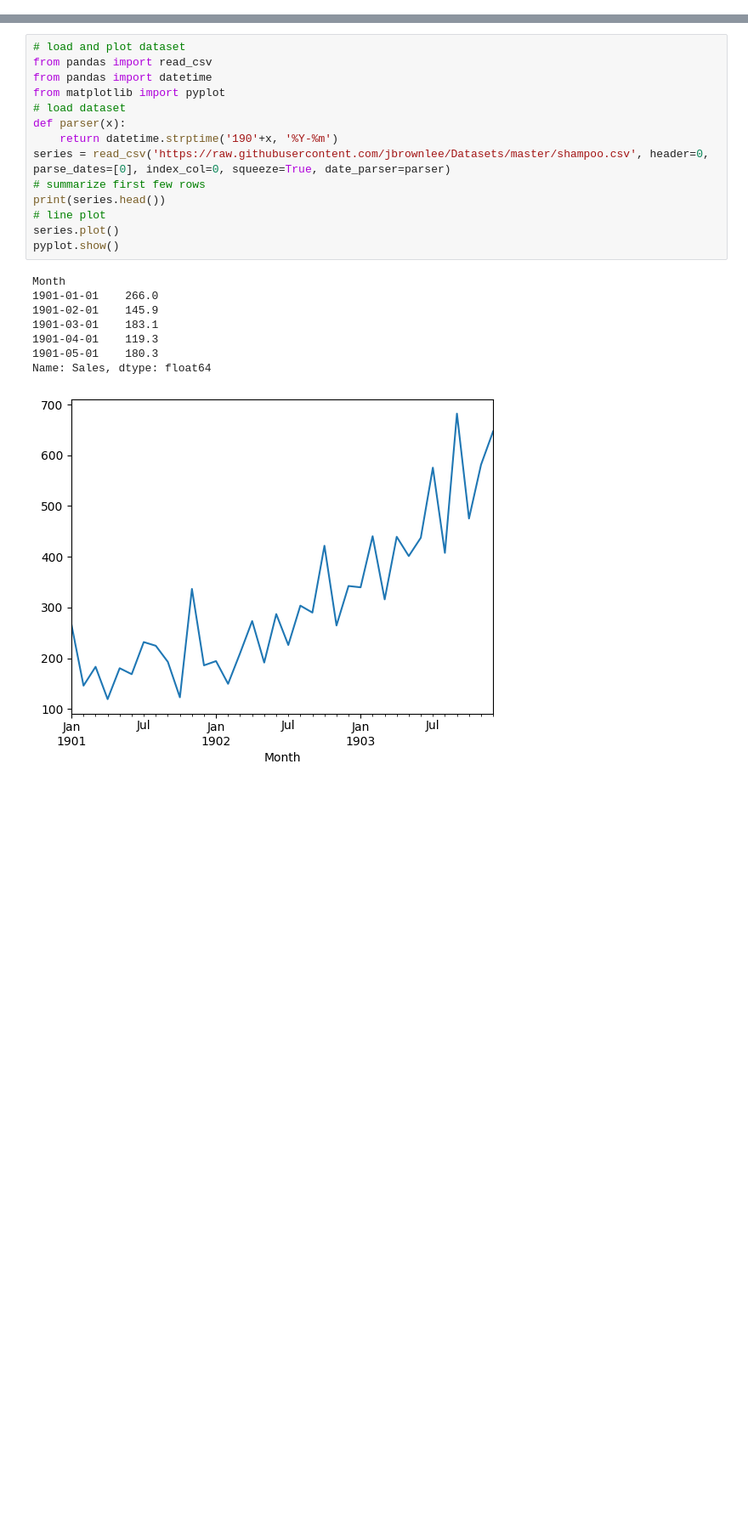
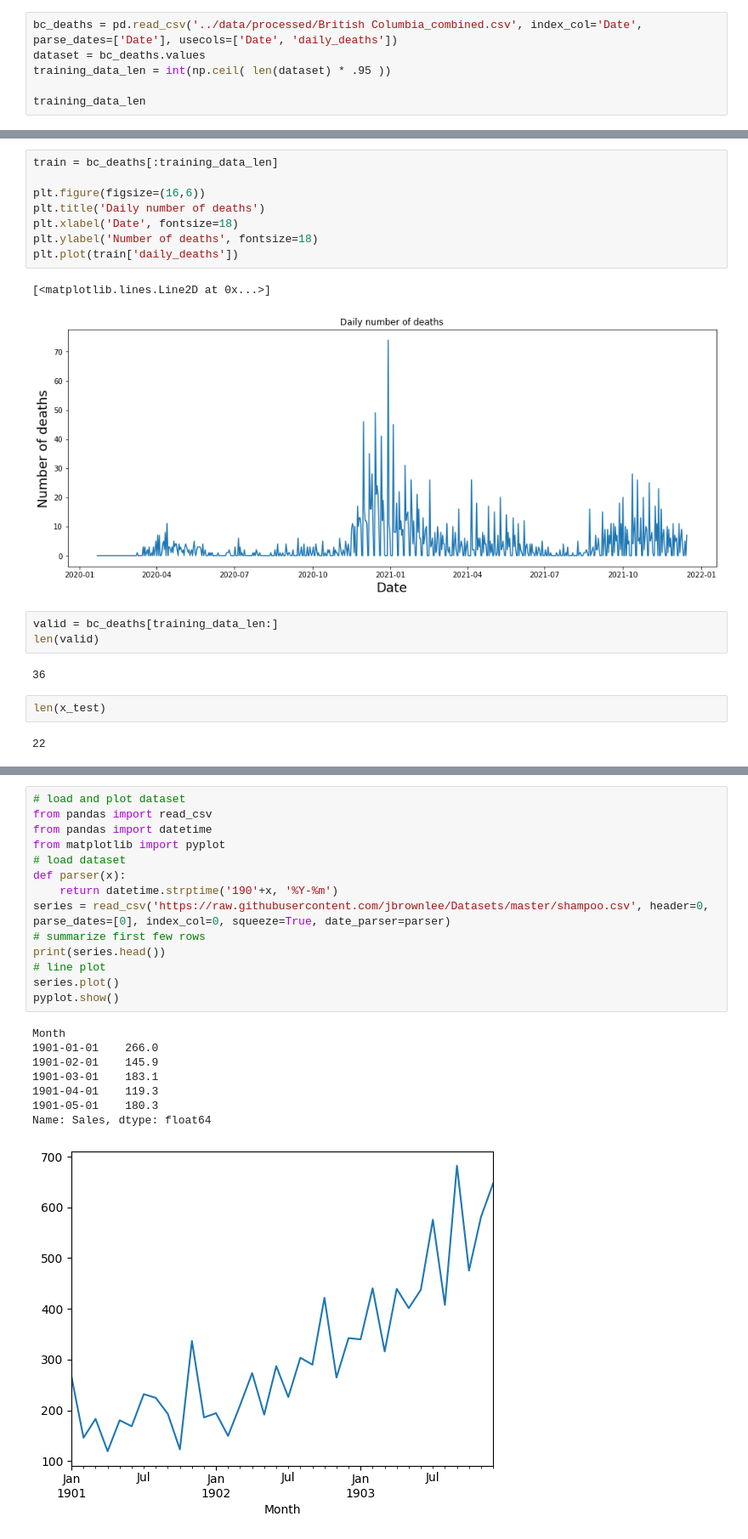
Before and after one commit to VargheseTresa/projects, a Jupyter notebook: Covid EDA and forecasting/project/notebooks/Untitled1.ipynb, the cells around one changed output, grey strips where cells are left out. Shown: that part at 85% size. Cells and saved outputs as stored; diff of their text form; blank space fills up the shorter version.

```diff
--- a/Covid EDA and forecasting/project/notebooks/Untitled1.ipynb
+++ b/Covid EDA and forecasting/project/notebooks/Untitled1.ipynb
@@ -0,0 +8,6 @@
+# %%
+bc_deaths = pd.read_csv('../data/processed/British Columbia_combined.csv', index_col='Date', parse_dates=['Date'], usecols=['Date', 'daily_deaths'])
+dataset = bc_deaths.values
+training_data_len = int(np.ceil( len(dataset) * .95 ))
+
+training_data_len
@@ -0,0 +230,20 @@
+# %%
+train = bc_deaths[:training_data_len]
+
+plt.figure(figsize=(16,6))
+plt.title('Daily number of deaths')
+plt.xlabel('Date', fontsize=18)
+plt.ylabel('Number of deaths', fontsize=18)
+plt.plot(train['daily_deaths'])
+# %% [output]
+[<matplotlib.lines.Line2D at 0x...>]
+[figure, added]
+# %%
+valid = bc_deaths[training_data_len:]
+len(valid)
+# %% [output]
+36
+# %%
+len(x_test)
+# %% [output]
+22
```
Also changed, not shown: parts of 23 cells of this notebook, 7 other files.
